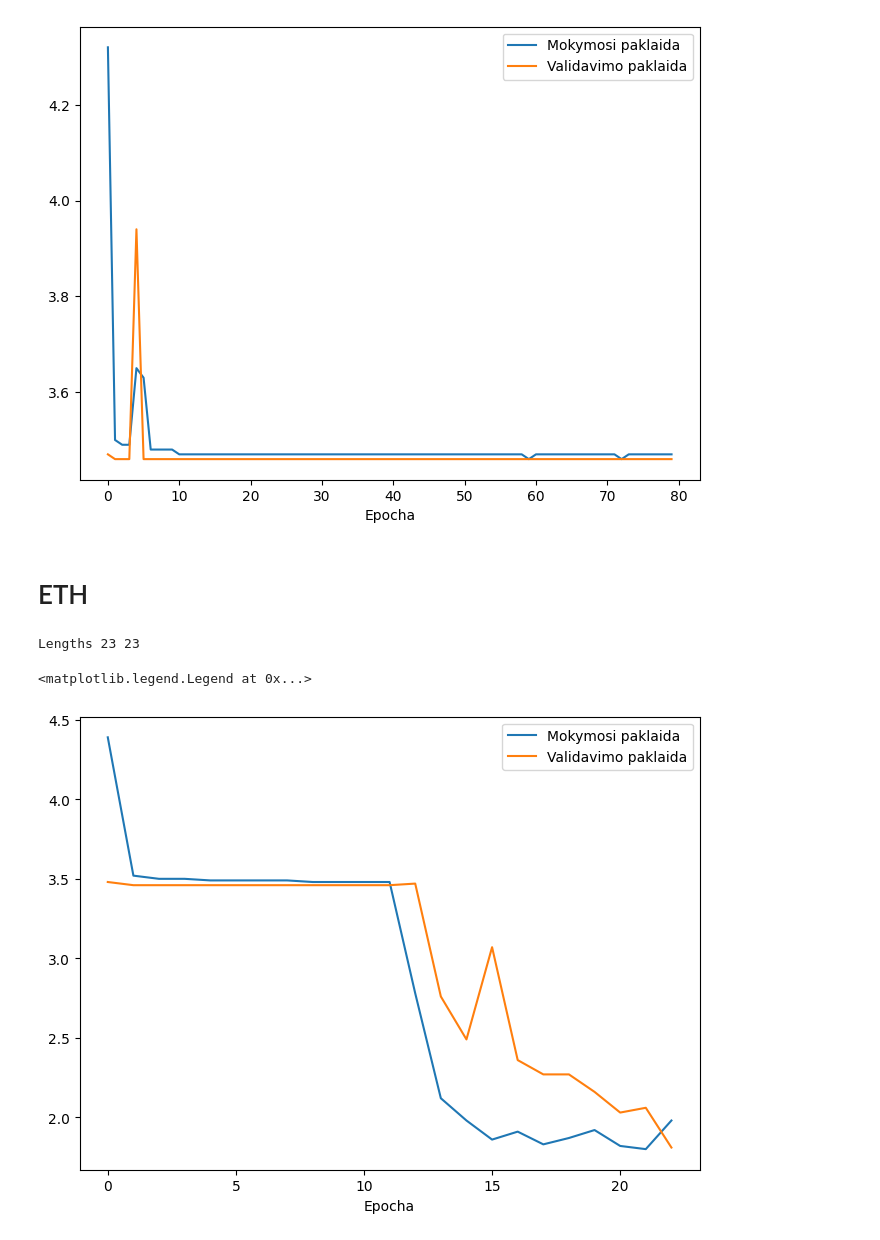
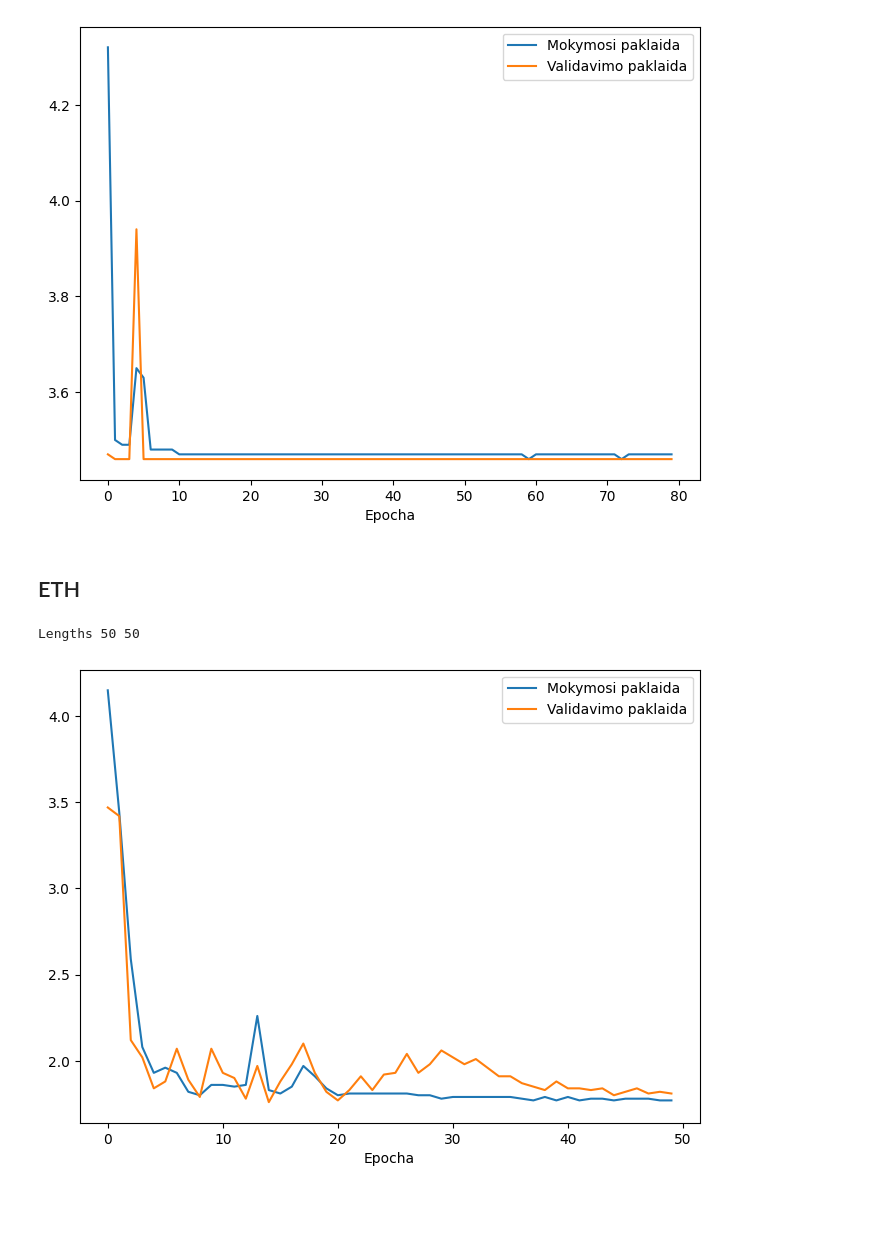
Before and after one commit to MGaulia/CLIP-Timeseries, a Jupyter notebook: CLIP for images plotting.ipynb, the cells around one changed output. Cells and saved outputs as stored; diff of their text form; code cells hidden in the pictures; blank space fills up the shorter version.

Commit message:
All training logs, weights and images completed

```diff
--- a/CLIP for images plotting.ipynb
+++ b/CLIP for images plotting.ipynb
@@ -33,19 +34,18 @@ Lengths 81 81
 <matplotlib.legend.Legend at 0x...>
 [figure]
 # %% [markdown]
-# ETH
+## ETH
 # %%
-df = pd.read_fwf('CLIP IMAGES ETH 24 EPOCH.txt').INTRO.values
+df = pd.read_fwf('training_logs/ETH_images_50_epoch_10000.txt').INTRO.values
 eth_tl, eth_vl = get_losses(df)
 n = len(eth_tl)
 ids = [i for i in range(n)]
 plt.figure(figsize=(8, 6), dpi=100)
 plt.xlabel("Epocha")
 plt.plot(ids, eth_tl[:n], label = 'Mokymosi paklaida')
 plt.plot(ids, eth_vl[:n], label = 'Validavimo paklaida')
 plt.legend(loc="upper right")
-# plt.savefig('eth_mage_loss.png', dpi=100)
+plt.savefig('eth_mage_loss.png', dpi=100)
 # %% [output]
-Lengths 23 23
+Lengths 50 50
-<matplotlib.legend.Legend at 0x...>
-[figure, old version]
+[figure, new version]
```
Also changed, not shown: parts of 9 cells of this notebook, 26 other files.
